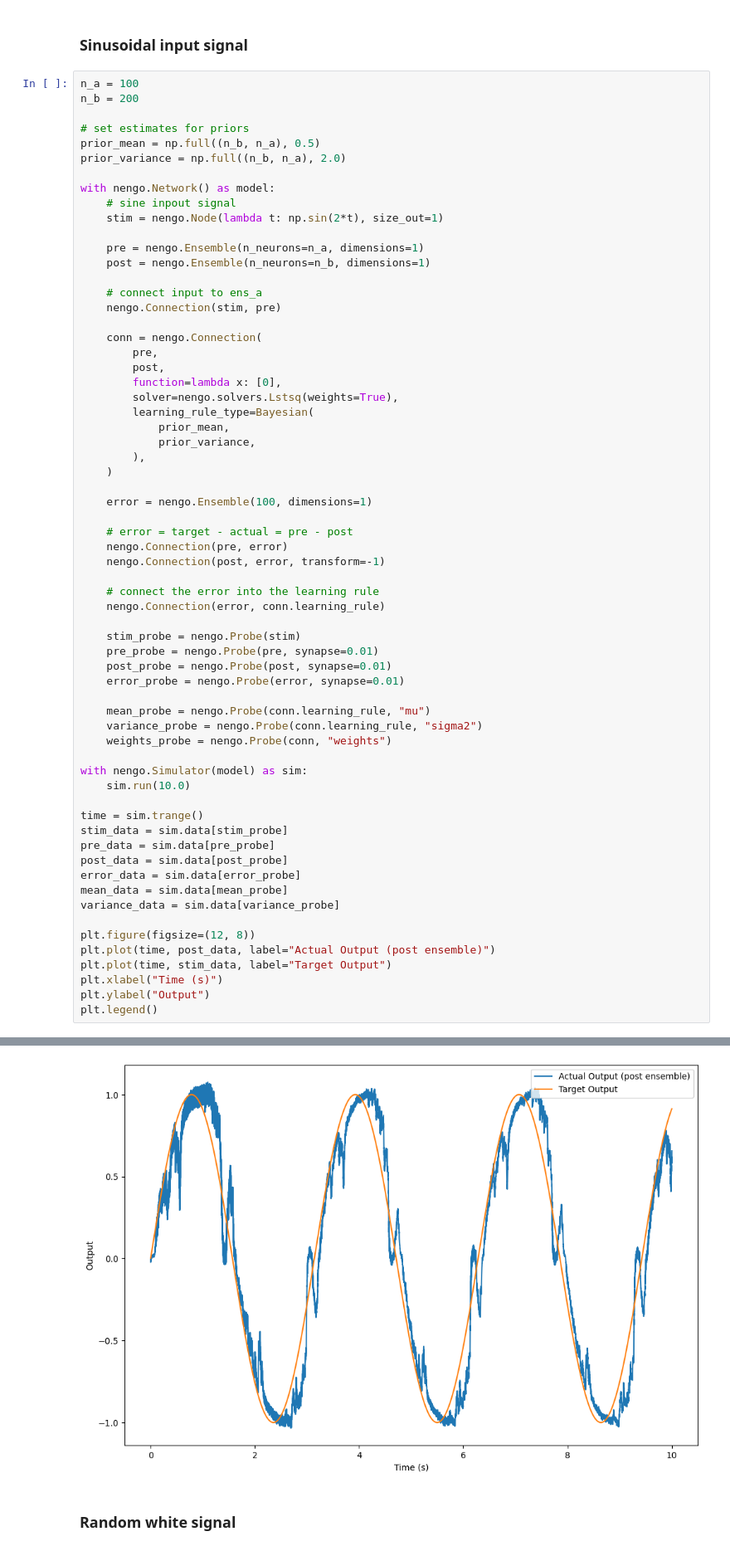
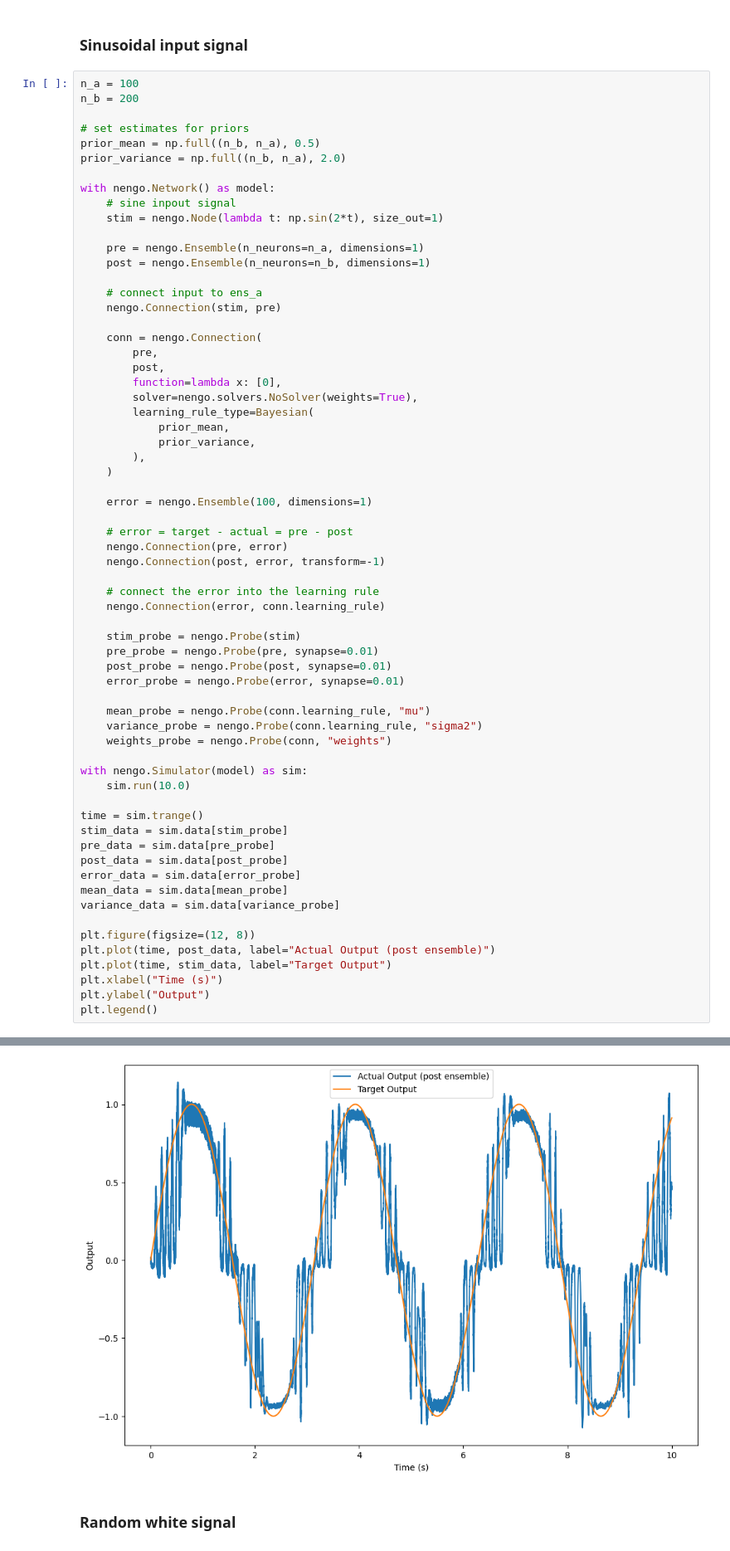
Before and after one commit to ob0117/Bayesian-Learning-Nengo, a Jupyter notebook: demo_bayesian_learning.ipynb, the cells around one changed output, grey strips where cells are left out. Shown at 83% size. Cells and saved outputs as stored; diff of their text form.

```diff
--- a/demo_bayesian_learning.ipynb
+++ b/demo_bayesian_learning.ipynb
@@ -32,7 +32,7 @@ with nengo.Network() as model:
         pre,
         post,
         function=lambda x: [0],
-        solver=nengo.solvers.Lstsq(weights=True),
+        solver=nengo.solvers.NoSolver(weights=True),
         learning_rule_type=Bayesian(
             prior_mean,
             prior_variance,
@@ -80,5 +80,5 @@ Simulation finished in 0:00:33.
 <matplotlib.legend.Legend at 0x...>
-[figure, old version]
+[figure, new version]
 # %% [markdown]
 ### Random white signal
 # %%
```
Also changed, not shown: parts of 3 cells of this notebook, 3 other files.
